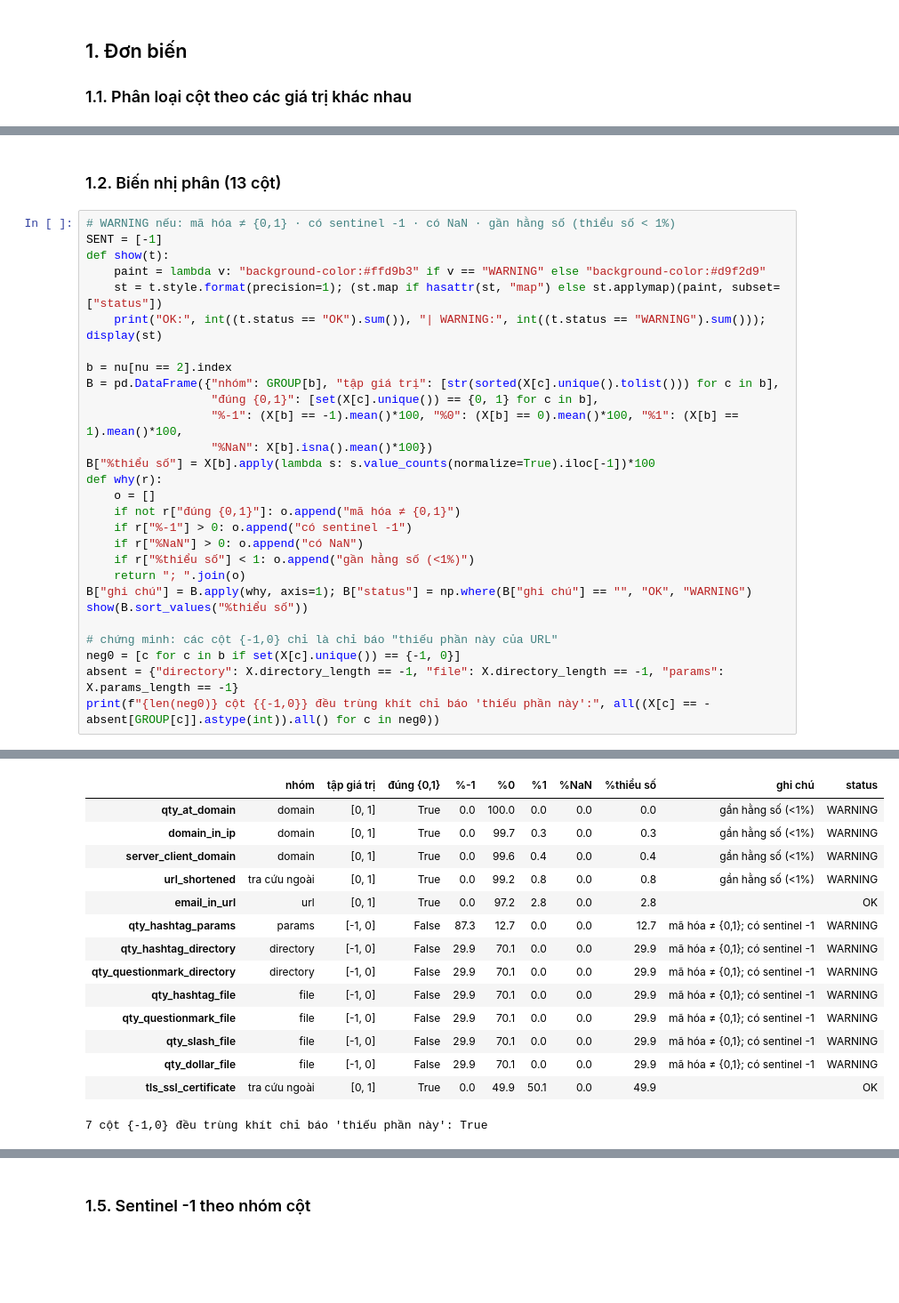
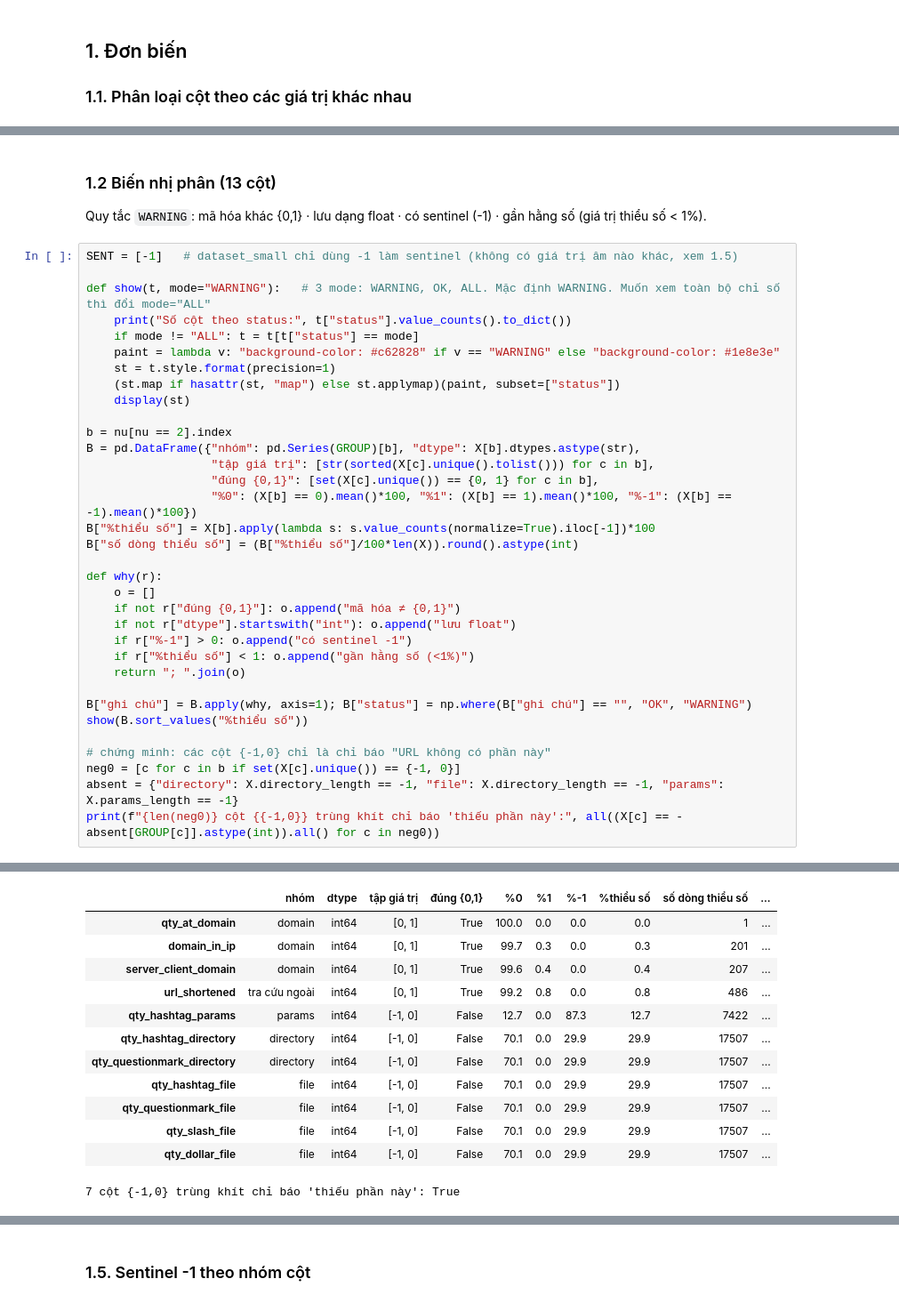
Before and after one commit to Meteor1238/optimization_algorithm_phishing_detection, a Jupyter notebook: notebooks/02_eda_dataset_small.ipynb, the cells around one changed output, grey strips where cells are left out. Shown at 89% size. Drawn from its saved outputs; the diff is of its cells as text; blank space fills up the shorter version.

```diff
--- a/notebooks/02_eda_dataset_small.ipynb
+++ b/notebooks/02_eda_dataset_small.ipynb
@@ -71,31 +77,38 @@ display(pd.DataFrame({"số cột": kind.value_counts().sort_index(),
 # %% [markdown]
-### 1.2. Biến nhị phân (13 cột)
+### 1.2 Biến nhị phân (13 cột)
+Quy tắc `WARNING`: mã hóa khác {0,1} · lưu dạng float · có sentinel (-1) · gần hằng số (giá trị thiểu số < 1%).
 # %%
-# WARNING nếu: mã hóa ≠ {0,1} · có sentinel -1 · có NaN · gần hằng số (thiểu số < 1%)
-SENT = [-1]
-def show(t):
-    paint = lambda v: "background-color:#ffd9b3" if v == "WARNING" else "background-color:#d9f2d9"
-    st = t.style.format(precision=1); (st.map if hasattr(st, "map") else st.applymap)(paint, subset=["status"])
-    print("OK:", int((t.status == "OK").sum()), "| WARNING:", int((t.status == "WARNING").sum())); display(st)
+SENT = [-1]   # dataset_small chỉ dùng -1 làm sentinel (không có giá trị âm nào khác, xem 1.5)
+
+def show(t, mode="WARNING"):   # 3 mode: WARNING, OK, ALL. Mặc định WARNING. Muốn xem toàn bộ chỉ số thì đổi mode="ALL"
+    print("Số cột theo status:", t["status"].value_counts().to_dict())
+    if mode != "ALL": t = t[t["status"] == mode]
+    paint = lambda v: "background-color: #c62828" if v == "WARNING" else "background-color: #1e8e3e"
+    st = t.style.format(precision=1)
+    (st.map if hasattr(st, "map") else st.applymap)(paint, subset=["status"])
+    display(st)
 
 b = nu[nu == 2].index
-B = pd.DataFrame({"nhóm": GROUP[b], "tập giá trị": [str(sorted(X[c].unique().tolist())) for c in b],
+B = pd.DataFrame({"nhóm": pd.Series(GROUP)[b], "dtype": X[b].dtypes.astype(str),
+                  "tập giá trị": [str(sorted(X[c].unique().tolist())) for c in b],
                   "đúng {0,1}": [set(X[c].unique()) == {0, 1} for c in b],
-                  "%-1": (X[b] == -1).mean()*100, "%0": (X[b] == 0).mean()*100, "%1": (X[b] == 1).mean()*100,
-                  "%NaN": X[b].isna().mean()*100})
+                  "%0": (X[b] == 0).mean()*100, "%1": (X[b] == 1).mean()*100, "%-1": (X[b] == -1).mean()*100})
 B["%thiểu số"] = X[b].apply(lambda s: s.value_counts(normalize=True).iloc[-1])*100
+B["số dòng thiểu số"] = (B["%thiểu số"]/100*len(X)).round().astype(int)
+
 def why(r):
     o = []
     if not r["đúng {0,1}"]: o.append("mã hóa ≠ {0,1}")
+    if not r["dtype"].startswith("int"): o.append("lưu float")
     if r["%-1"] > 0: o.append("có sentinel -1")
-    if r["%NaN"] > 0: o.append("có NaN")
     if r["%thiểu số"] < 1: o.append("gần hằng số (<1%)")
     return "; ".join(o)
+
 B["ghi chú"] = B.apply(why, axis=1); B["status"] = np.where(B["ghi chú"] == "", "OK", "WARNING")
 show(B.sort_values("%thiểu số"))
 
-# chứng minh: các cột {-1,0} chỉ là chỉ báo "thiếu phần này của URL"
+# chứng minh: các cột {-1,0} chỉ là chỉ báo "URL không có phần này"
 neg0 = [c for c in b if set(X[c].unique()) == {-1, 0}]
 absent = {"directory": X.directory_length == -1, "file": X.directory_length == -1, "params": X.params_length == -1}
-print(f"{len(neg0)} cột {{-1,0}} đều trùng khít chỉ báo 'thiếu phần này':", all((X[c] == -absent[GROUP[c]].astype(int)).all() for c in neg0))
+print(f"{len(neg0)} cột {{-1,0}} trùng khít chỉ báo 'thiếu phần này':", all((X[c] == -absent[GROUP[c]].astype(int)).all() for c in neg0))
 # %% [output]
@@ -103,16 +116,14 @@ OK: 2 | WARNING: 11
-|  | nhóm | tập giá trị | đúng {0,1} | %-1 | %0 | %1 | %NaN | %thiểu số | ghi chú | status |
-| qty_at_domain | domain | [0, 1] | True | 0.0 | 100.0 | 0.0 | 0.0 | 0.0 | gần hằng số (<1%) | WARNING |
-| domain_in_ip | domain | [0, 1] | True | 0.0 | 99.7 | 0.3 | 0.0 | 0.3 | gần hằng số (<1%) | WARNING |
-| server_client_domain | domain | [0, 1] | True | 0.0 | 99.6 | 0.4 | 0.0 | 0.4 | gần hằng số (<1%) | WARNING |
-| url_shortened | tra cứu ngoài | [0, 1] | True | 0.0 | 99.2 | 0.8 | 0.0 | 0.8 | gần hằng số (<1%) | WARNING |
-| email_in_url | url | [0, 1] | True | 0.0 | 97.2 | 2.8 | 0.0 | 2.8 |  | OK |
-| qty_hashtag_params | params | [-1, 0] | False | 87.3 | 12.7 | 0.0 | 0.0 | 12.7 | mã hóa ≠ {0,1}; có sentinel -1 | WARNING |
-| qty_hashtag_directory | directory | [-1, 0] | False | 29.9 | 70.1 | 0.0 | 0.0 | 29.9 | mã hóa ≠ {0,1}; có sentinel -1 | WARNING |
-| qty_questionmark_directory | directory | [-1, 0] | False | 29.9 | 70.1 | 0.0 | 0.0 | 29.9 | mã hóa ≠ {0,1}; có sentinel -1 | WARNING |
-| qty_hashtag_file | file | [-1, 0] | False | 29.9 | 70.1 | 0.0 | 0.0 | 29.9 | mã hóa ≠ {0,1}; có sentinel -1 | WARNING |
-| qty_questionmark_file | file | [-1, 0] | False | 29.9 | 70.1 | 0.0 | 0.0 | 29.9 | mã hóa ≠ {0,1}; có sentinel -1 | WARNING |
-| qty_slash_file | file | [-1, 0] | False | 29.9 | 70.1 | 0.0 | 0.0 | 29.9 | mã hóa ≠ {0,1}; có sentinel -1 | WARNING |
-| qty_dollar_file | file | [-1, 0] | False | 29.9 | 70.1 | 0.0 | 0.0 | 29.9 | mã hóa ≠ {0,1}; có sentinel -1 | WARNING |
-| tls_ssl_certificate | tra cứu ngoài | [0, 1] | True | 0.0 | 49.9 | 50.1 | 0.0 | 49.9 |  | OK |
+|  | nhóm | dtype | tập giá trị | đúng {0,1} | %0 | %1 | %-1 | %thiểu số | số dòng thiểu số | ... |
+| qty_at_domain | domain | int64 | [0, 1] | True | 100.0 | 0.0 | 0.0 | 0.0 | 1 | ... |
+| domain_in_ip | domain | int64 | [0, 1] | True | 99.7 | 0.3 | 0.0 | 0.3 | 201 | ... |
+| server_client_domain | domain | int64 | [0, 1] | True | 99.6 | 0.4 | 0.0 | 0.4 | 207 | ... |
+| url_shortened | tra cứu ngoài | int64 | [0, 1] | True | 99.2 | 0.8 | 0.0 | 0.8 | 486 | ... |
+| qty_hashtag_params | params | int64 | [-1, 0] | False | 12.7 | 0.0 | 87.3 | 12.7 | 7422 | ... |
+| qty_hashtag_directory | directory | int64 | [-1, 0] | False | 70.1 | 0.0 | 29.9 | 29.9 | 17507 | ... |
+| qty_questionmark_directory | directory | int64 | [-1, 0] | False | 70.1 | 0.0 | 29.9 | 29.9 | 17507 | ... |
+| qty_hashtag_file | file | int64 | [-1, 0] | False | 70.1 | 0.0 | 29.9 | 29.9 | 17507 | ... |
+| qty_questionmark_file | file | int64 | [-1, 0] | False | 70.1 | 0.0 | 29.9 | 29.9 | 17507 | ... |
+| qty_slash_file | file | int64 | [-1, 0] | False | 70.1 | 0.0 | 29.9 | 29.9 | 17507 | ... |
+| qty_dollar_file | file | int64 | [-1, 0] | False | 70.1 | 0.0 | 29.9 | 29.9 | 17507 | ... |
-7 cột {-1,0} đều trùng khít chỉ báo 'thiếu phần này': True
+7 cột {-1,0} trùng khít chỉ báo 'thiếu phần này': True
 # %% [markdown]
```
Also changed, not shown: parts of 40 cells of this notebook.
